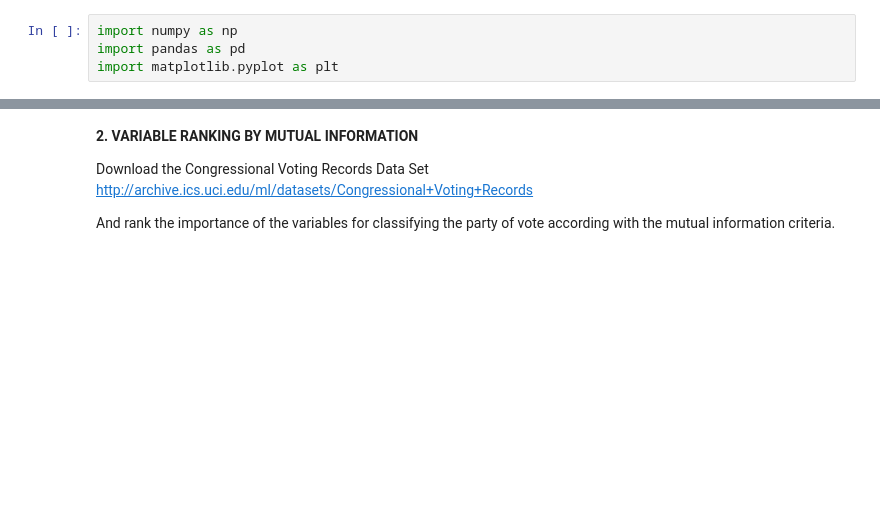
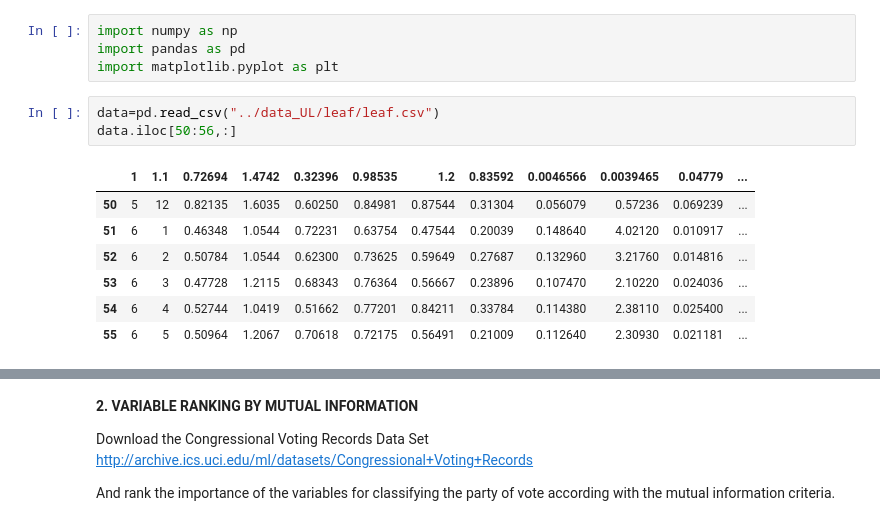
Before and after one commit to zainabnazari/Unsupervised_L_2022, a Jupyter notebook: 1_Practice.ipynb, the cells around one changed output, grey strips where cells are left out. Saved outputs shown, nothing was run; the diff lists cells and outputs as text; blank space fills up the shorter version.

```diff
--- a/1_Practice.ipynb
+++ b/1_Practice.ipynb
@@ -9,3 +9,14 @@ Rank the importance of the variables for classifying the species according with
 import numpy as np
 import pandas as pd
 import matplotlib.pyplot as plt
+# %%
+data=pd.read_csv("../data_UL/leaf/leaf.csv")
+data.iloc[50:56,:]
+# %% [output]
+|  | 1 | 1.1 | 0.72694 | 1.4742 | 0.32396 | 0.98535 | 1.2 | 0.83592 | 0.0046566 | 0.0039465 | 0.04779 | ... |
+| 50 | 5 | 12 | 0.82135 | 1.6035 | 0.60250 | 0.84981 | 0.87544 | 0.31304 | 0.056079 | 0.57236 | 0.069239 | ... |
+| 51 | 6 | 1 | 0.46348 | 1.0544 | 0.72231 | 0.63754 | 0.47544 | 0.20039 | 0.148640 | 4.02120 | 0.010917 | ... |
+| 52 | 6 | 2 | 0.50784 | 1.0544 | 0.62300 | 0.73625 | 0.59649 | 0.27687 | 0.132960 | 3.21760 | 0.014816 | ... |
+| 53 | 6 | 3 | 0.47728 | 1.2115 | 0.68343 | 0.76364 | 0.56667 | 0.23896 | 0.107470 | 2.10220 | 0.024036 | ... |
+| 54 | 6 | 4 | 0.52744 | 1.0419 | 0.51662 | 0.77201 | 0.84211 | 0.33784 | 0.114380 | 2.38110 | 0.025400 | ... |
+| 55 | 6 | 5 | 0.50964 | 1.2067 | 0.70618 | 0.72175 | 0.56491 | 0.21009 | 0.112640 | 2.30930 | 0.021181 | ... |
```
Also changed, not shown: parts of 11 cells of this notebook, 1 other file.
